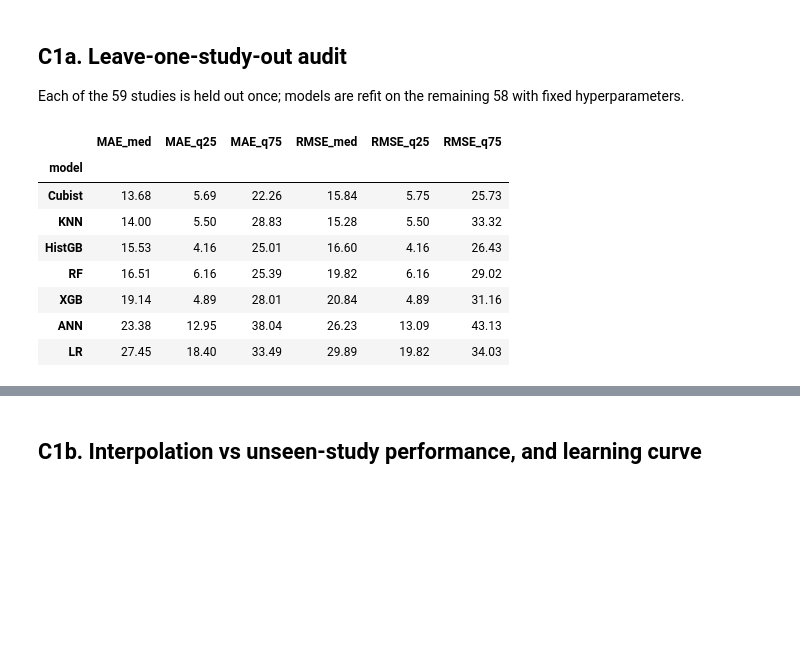
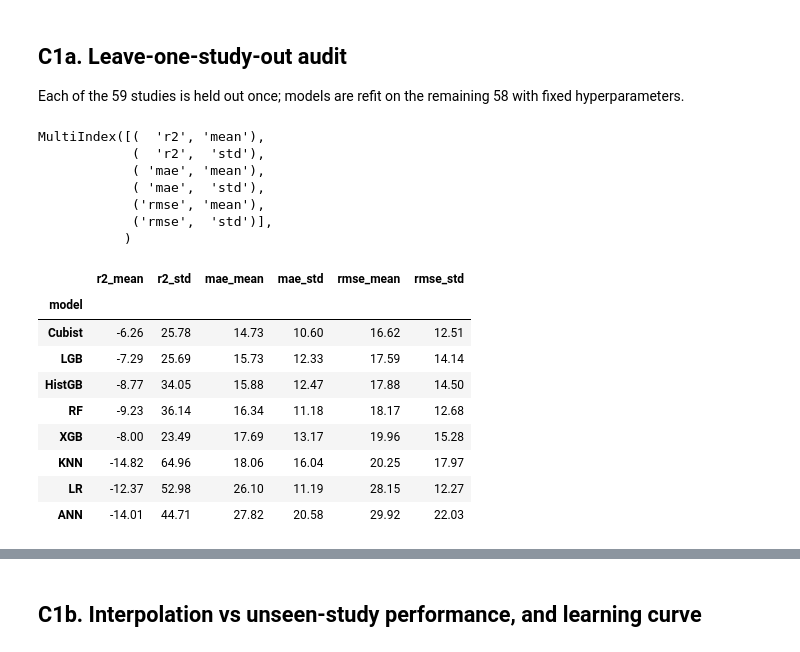
Before and after one commit to thanhtrunghuynh93/GreenX_BaoTien_project, a Jupyter notebook: notebooks/cross_study_analysis.ipynb, the cells around one changed output, grey strips where cells are left out. Cells and saved outputs as stored; diff of their text form; code cells hidden in the pictures; blank space fills up the shorter version.

```diff
--- a/notebooks/cross_study_analysis.ipynb
+++ b/notebooks/cross_study_analysis.ipynb
@@ -30,7 +30,7 @@ y = df['RR %']
 groups = df['Id'].values
 X = df.drop(columns=['Id', 'RR %'])
 saved = joblib.load(lp.MODEL_DIR / 'interp_row_42' / 'saved_models.joblib')
-MODELS = {k: saved[k] for k in ('LR', 'KNN', 'ANN', 'Cubist', 'RF', 'XGB', 'HistGB')}
+MODELS = {k: saved[k] for k in ('LR', 'KNN', 'ANN', 'Cubist', 'RF', 'XGB', 'HistGB', 'LGB')}
 print(f"{len(df)} rows, {df['Id'].nunique()} studies, {X.shape[1]} features")
 # %% [output]
 1342 rows, 59 studies, 30 features
@@ -40,19 +40,28 @@ Each of the 59 studies is held out once; models are refit on the remaining 58 wi
 # %%
 loso = lp.loso_evaluation(MODELS, X.reset_index(drop=True), y.reset_index(drop=True), groups)
 loso.to_csv(FIG_DIR / 'loso_per_study.csv', index=False)
-summary = (loso.groupby('model')[['mae', 'rmse']]
-           .agg(['median', lambda s: s.quantile(0.25), lambda s: s.quantile(0.75)]))
-summary.columns = ['MAE_med', 'MAE_q25', 'MAE_q75', 'RMSE_med', 'RMSE_q25', 'RMSE_q75']
-summary = summary.sort_values('MAE_med').round(2)
+summary = (loso.groupby('model')[['r2', 'mae', 'rmse']]
+           .agg(['mean', 'std']).round(3))
+print(summary.columns)
+summary.columns = ['_'.join(c) for c in summary.columns]
+summary = summary.sort_values('mae_mean').round(2)
 summary.to_csv(FIG_DIR / 'loso_summary.csv')
 summary
 # %% [output]
+MultiIndex([(  'r2', 'mean'),
+            (  'r2',  'std'),
+            ( 'mae', 'mean'),
+            ( 'mae',  'std'),
+            ('rmse', 'mean'),
+            ('rmse',  'std')],
+           )
-|  | MAE_med | MAE_q25 | MAE_q75 | RMSE_med | RMSE_q25 | RMSE_q75 |
+|  | r2_mean | r2_std | mae_mean | mae_std | rmse_mean | rmse_std |
 | model |  |  |  |  |  |  |
-| Cubist | 13.68 | 5.69 | 22.26 | 15.84 | 5.75 | 25.73 |
-| KNN | 14.00 | 5.50 | 28.83 | 15.28 | 5.50 | 33.32 |
-| HistGB | 15.53 | 4.16 | 25.01 | 16.60 | 4.16 | 26.43 |
-| RF | 16.51 | 6.16 | 25.39 | 19.82 | 6.16 | 29.02 |
-| XGB | 19.14 | 4.89 | 28.01 | 20.84 | 4.89 | 31.16 |
-| ANN | 23.38 | 12.95 | 38.04 | 26.23 | 13.09 | 43.13 |
-| LR | 27.45 | 18.40 | 33.49 | 29.89 | 19.82 | 34.03 |
+| Cubist | -6.26 | 25.78 | 14.73 | 10.60 | 16.62 | 12.51 |
+| LGB | -7.29 | 25.69 | 15.73 | 12.33 | 17.59 | 14.14 |
+| HistGB | -8.77 | 34.05 | 15.88 | 12.47 | 17.88 | 14.50 |
+| RF | -9.23 | 36.14 | 16.34 | 11.18 | 18.17 | 12.68 |
+| XGB | -8.00 | 23.49 | 17.69 | 13.17 | 19.96 | 15.28 |
+| KNN | -14.82 | 64.96 | 18.06 | 16.04 | 20.25 | 17.97 |
+| LR | -12.37 | 52.98 | 26.10 | 11.19 | 28.15 | 12.27 |
+| ANN | -14.01 | 44.71 | 27.82 | 20.58 | 29.92 | 22.03 |
```
Also changed, not shown: parts of 4 cells of this notebook, 6 other files.
